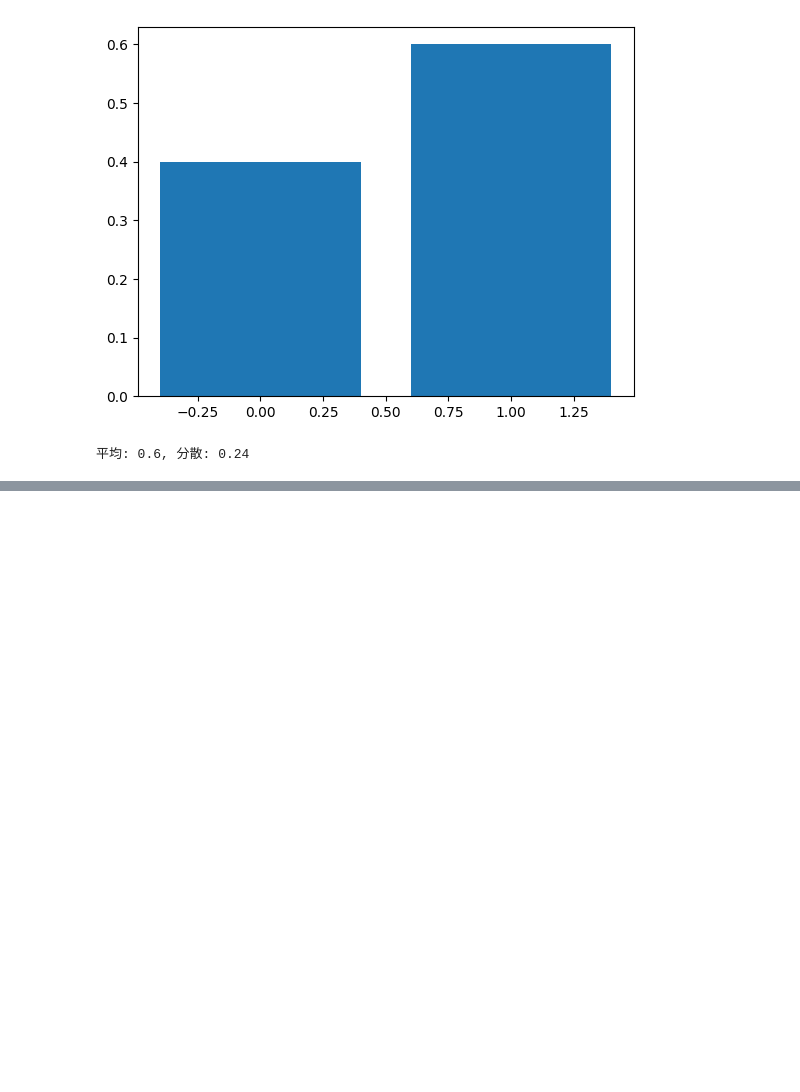
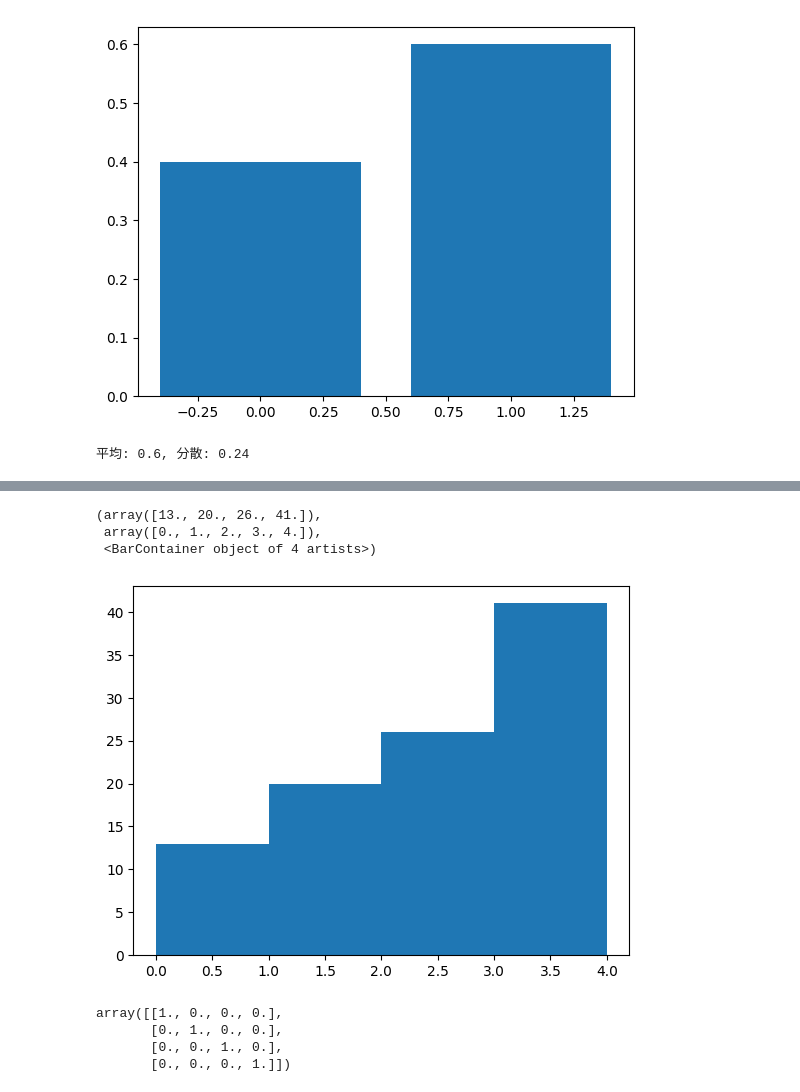
Before and after one commit to 1024xx4/bayes_machine_learning, a Jupyter notebook: probability_distribution.ipynb, the cells around one changed output, grey strips where cells are left out. Cells and saved outputs as stored; diff of their text form; code cells hidden in the pictures; blank space fills up the shorter version.

```diff
--- a/probability_distribution.ipynb
+++ b/probability_distribution.ipynb
@@ -49,0 +54,10 @@ print(f"平均: {d.mean()}, 分散: {d.var()}")
+# %%
+# N=1 の多項分布としてカテゴリ分布を定義
+cat_dist = stats.multinomial(1, [0.1, 0.2, 0.3, 0.4])
+
+# K=4
+K = len(cat_dist.p)
+
+# 定義したカテゴリ分布から 100個の Sample を生成
+X_onehot = cat_dist.rvs(100)
+X_onehot
@@ -49,0 +82,4 @@ print(f"平均: {d.mean()}, 分散: {d.var()}")
+# %%
+# one-hot表現から自然数に変換する
+X = [np.argmax(x) for x in X_onehot]
+X
@@ -49,0 +104,17 @@ print(f"平均: {d.mean()}, 分散: {d.var()}")
+# %%
+# Histogram を描く（K に応じて bins の値を設定）
+plt.hist(X, bins=range(K + 1))
+# %% [output]
+(array([13., 20., 26., 41.]),
+ array([0., 1., 2., 3., 4.]),
+ <BarContainer object of 4 artists>)
+[figure, added]
+# %%
+# 確率質量関数を可視化するため、X の値を one-hot表現に変換
+X_tmp = np.identity(K)[range(K)]
+X_tmp
+# %% [output]
+array([[1., 0., 0., 0.],
+       [0., 1., 0., 0.],
+       [0., 0., 1., 0.],
+       [0., 0., 0., 1.]])
```
Also changed, not shown: parts of 4 cells of this notebook.
